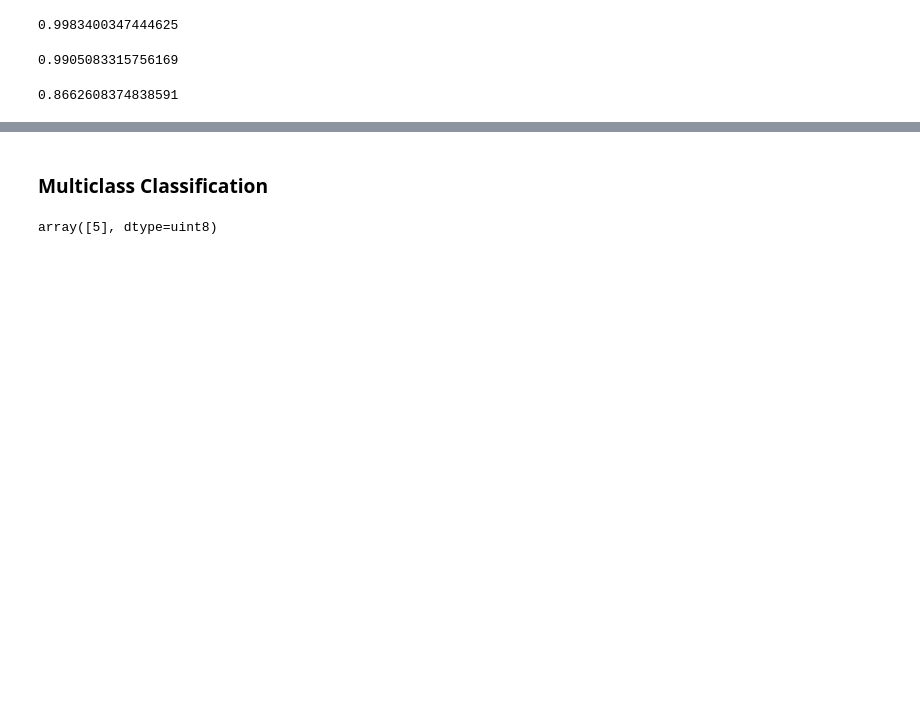
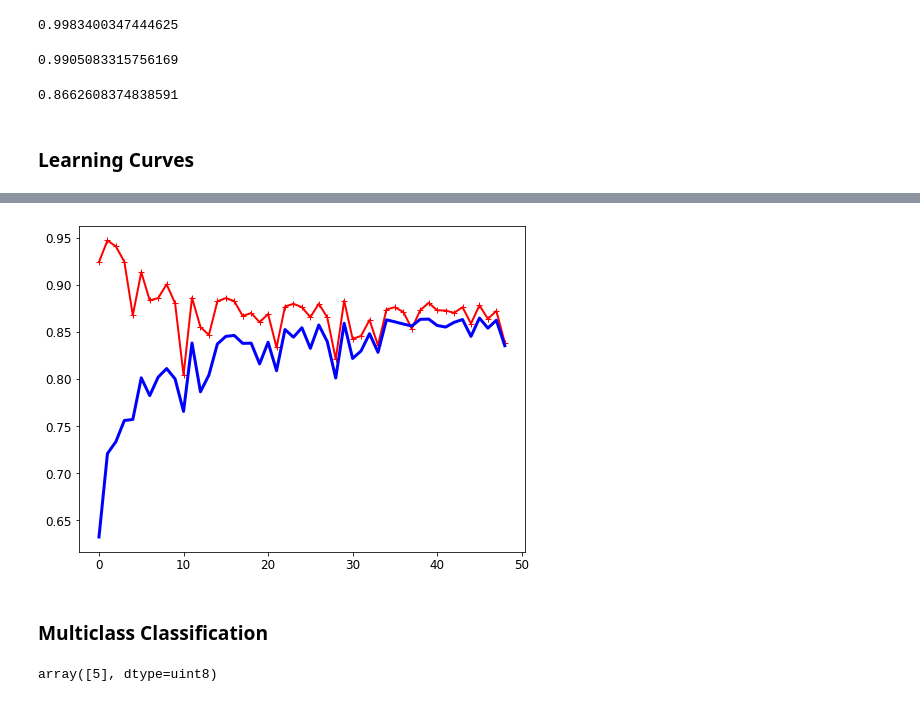
Before and after one commit to mozzherina/practicalDL, a Jupyter notebook: Metrics.ipynb, the cells around one changed output, grey strips where cells are left out. Saved outputs shown, nothing was run; the diff lists cells and outputs as text; code cells hidden in the pictures; blank space fills up the shorter version.

Commit message:
Learning curves

```diff
--- a/Metrics.ipynb
+++ b/Metrics.ipynb
@@ -22,9 +22,9 @@ mpl.rc('ytick', labelsize=12)
 from tensorflow.keras.datasets import mnist
 from sklearn.linear_model import SGDClassifier
 # %%
-(x_train, y_train), (x_test, y_test) = mnist.load_data()
-x_train = x_train/255.0
-x_test = x_test/255.0
-x_train = x_train.reshape(60000, 28*28)
-x_test = x_test.reshape(10000, 28*28)
+(X_train, y_train), (X_test, y_test) = mnist.load_data()
+X_train = X_train/255.0
+X_test = X_test/255.0
+X_train = X_train.reshape(60000, 28*28)
+X_test = X_test.reshape(10000, 28*28)
 # %%
@@ -43,7 +43,7 @@ y_train_5[0:5]
 array([ True, False, False, False, False])
 # %%
 sgd_clf = SGDClassifier(random_state=42)
-sgd_clf.fit(x_train, y_train_5)
+sgd_clf.fit(X_train, y_train_5)
 # %% [output]
 SGDClassifier(alpha=0.0001, average=False, class_weight=None,
               early_stopping=False, epsilon=0.1, eta0=0.0, fit_intercept=True,
@@ -270,3 +284,5 @@ precision_score(y_train_5, y_train_pred_forest)
 recall_score(y_train_5, y_train_pred_forest)
 # %% [output]
 0.8662608374838591
+# %% [markdown]
+### Learning Curves
@@ -272,0 +292,20 @@ recall_score(y_train_5, y_train_pred_forest)
+# %%
+def plot_learning_curves(model, metric, X, y, batches=50):
+    X_train, X_val, y_train, y_val = train_test_split(X, y, test_size=0.2)
+    train_errors, val_errors = [], []
+    batch_size = len(X_train) // batches
+    for m in range(batch_size, len(X_train), batch_size):
+        model.fit(X_train[:m], y_train[:m])
+        y_train_predict = model.predict(X_train[:m])
+        y_val_predict = model.predict(X_val)
+        train_errors.append(metric(y_train[:m], y_train_predict))
+        val_errors.append(metric(y_val, y_val_predict))
+    plt.figure(figsize=(8, 6))
+    plt.plot(train_errors, "r-+", linewidth=2, label="train")
+    plt.plot(val_errors, "b-", linewidth=3, label="val")
+# %%
+%%time
+X_new, y_new = shuffle(X_train, y_train_5)
+plot_learning_curves(SGDClassifier(random_state=42),
+                     f1_score, X_new, y_new)
+# %% [output]
@@ -273,3 +313,4 @@ recall_score(y_train_5, y_train_pred_forest)
+[figure, added]
 # %% [markdown]
 ### Multiclass Classification
 # %%
```
Also changed, not shown: parts of 25 cells of this notebook.
